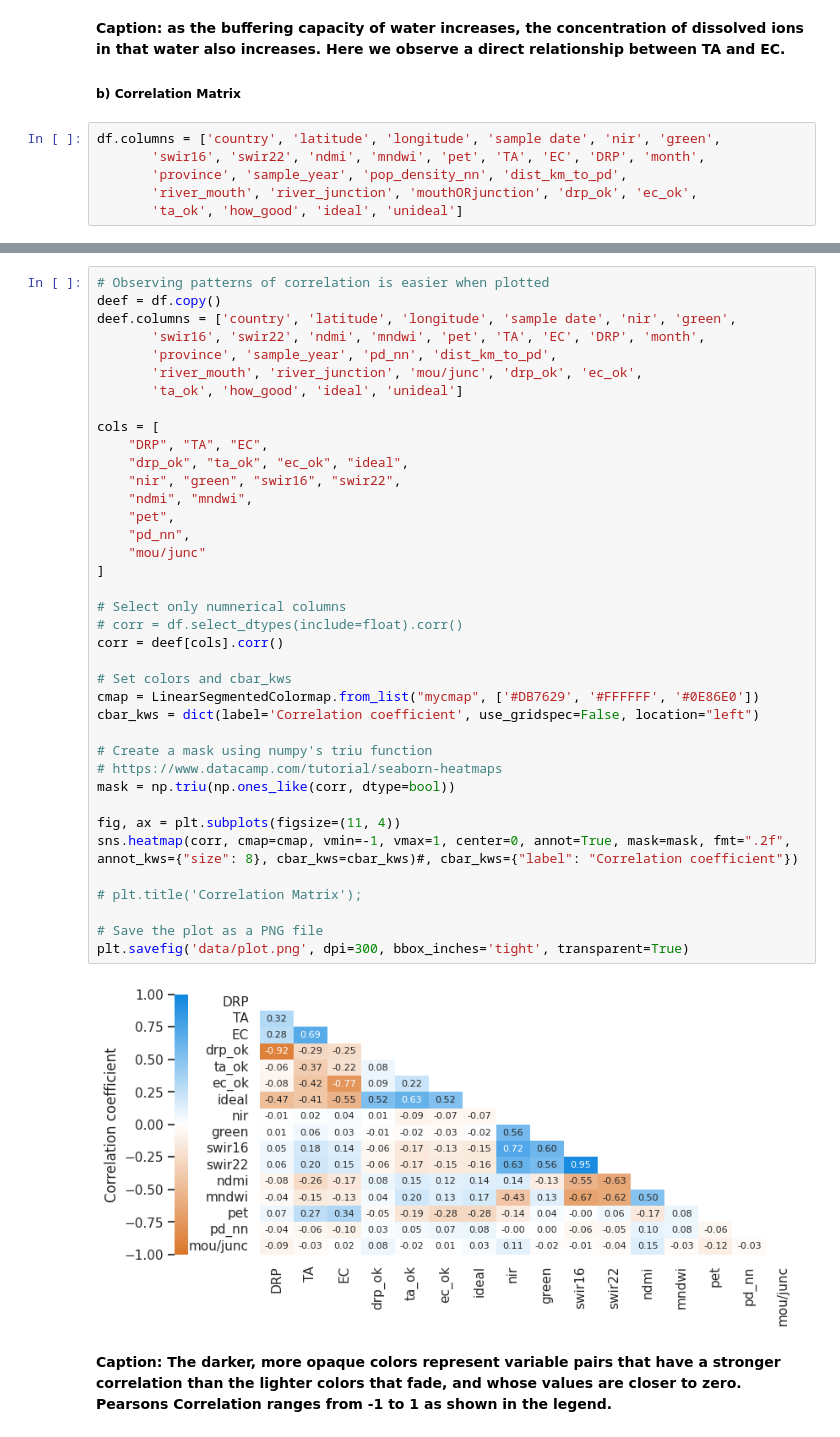
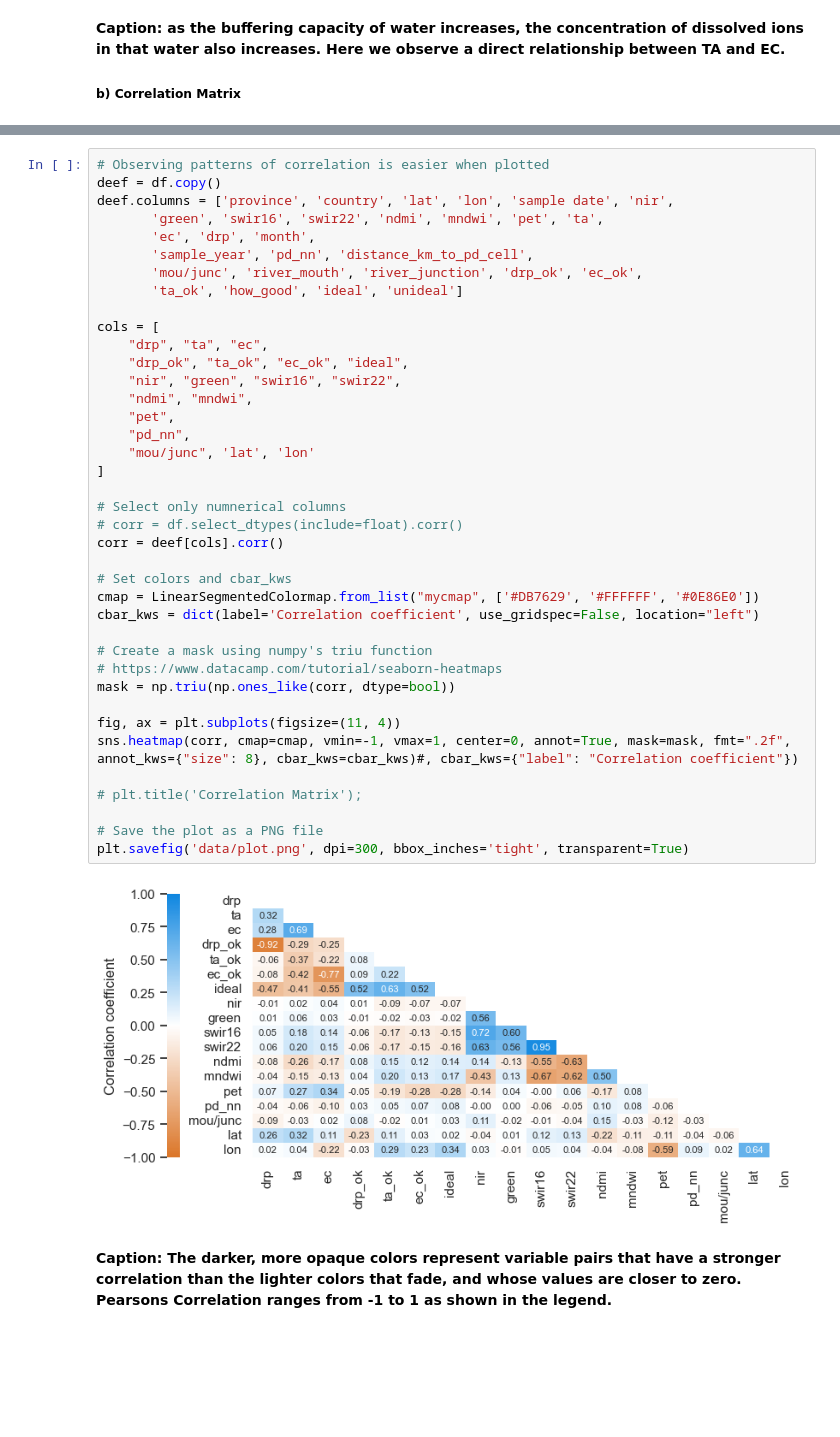
Before and after one commit to kylerod22/siads593-water-sustainability, a Jupyter notebook: 08-rjbest-sungmiki-kylerod-2026winter/src/PET_TA_EC_EDA.ipynb, the cells around one changed output, grey strips where cells are left out. Saved outputs shown, nothing was run; the diff lists cells and outputs as text; blank space fills up the shorter version.

Commit message:
Heatmap Update

```diff
--- a/08-rjbest-sungmiki-kylerod-2026winter/src/PET_TA_EC_EDA.ipynb
+++ b/08-rjbest-sungmiki-kylerod-2026winter/src/PET_TA_EC_EDA.ipynb
@@ -347,9 +347,3 @@ plt.title("Total Alkalinity vs. Electrical Conductance", fontsize=16);
 **Caption: as the buffering capacity of water increases, the concentration of dissolved ions in that water also increases. Here we observe a direct relationship between TA and EC.**
 
 ##### b) Correlation Matrix
-# %%
-df.columns = ['country', 'latitude', 'longitude', 'sample date', 'nir', 'green',
-       'swir16', 'swir22', 'ndmi', 'mndwi', 'pet', 'TA', 'EC', 'DRP', 'month',
-       'province', 'sample_year', 'pop_density_nn', 'dist_km_to_pd',
-       'river_mouth', 'river_junction', 'mouthORjunction', 'drp_ok', 'ec_ok',
-       'ta_ok', 'how_good', 'ideal', 'unideal']
@@ -356,43 +360,44 @@ df.columns = ['country', 'latitude', 'longitude', 'sample date', 'nir', 'green',
 # %%
 # Observing patterns of correlation is easier when plotted
 deef = df.copy()
-deef.columns = ['country', 'latitude', 'longitude', 'sample date', 'nir', 'green',
-       'swir16', 'swir22', 'ndmi', 'mndwi', 'pet', 'TA', 'EC', 'DRP', 'month',
-       'province', 'sample_year', 'pd_nn', 'dist_km_to_pd',
-       'river_mouth', 'river_junction', 'mou/junc', 'drp_ok', 'ec_ok',
+deef.columns = ['province', 'country', 'lat', 'lon', 'sample date', 'nir',
+       'green', 'swir16', 'swir22', 'ndmi', 'mndwi', 'pet', 'ta',
+       'ec', 'drp', 'month',
+       'sample_year', 'pd_nn', 'distance_km_to_pd_cell',
+       'mou/junc', 'river_mouth', 'river_junction', 'drp_ok', 'ec_ok',
        'ta_ok', 'how_good', 'ideal', 'unideal']
 
 cols = [
-    "DRP", "TA", "EC",
+    "drp", "ta", "ec",
     "drp_ok", "ta_ok", "ec_ok", "ideal",
     "nir", "green", "swir16", "swir22",
     "ndmi", "mndwi",
     "pet",
     "pd_nn",
-    "mou/junc"
+    "mou/junc", 'lat', 'lon'
 ]
 
 # Select only numnerical columns
 # corr = df.select_dtypes(include=float).corr()
 corr = deef[cols].corr()
 
 # Set colors and cbar_kws
 cmap = LinearSegmentedColormap.from_list("mycmap", ['#DB7629', '#FFFFFF', '#0E86E0'])
 cbar_kws = dict(label='Correlation coefficient', use_gridspec=False, location="left")
 
 # Create a mask using numpy's triu function
 # https://www.datacamp.com/tutorial/seaborn-heatmaps
 mask = np.triu(np.ones_like(corr, dtype=bool))
 
 fig, ax = plt.subplots(figsize=(11, 4))
 sns.heatmap(corr, cmap=cmap, vmin=-1, vmax=1, center=0, annot=True, mask=mask, fmt=".2f", annot_kws={"size": 8}, cbar_kws=cbar_kws)#, cbar_kws={"label": "Correlation coefficient"})
 
 # plt.title('Correlation Matrix');
 
 # Save the plot as a PNG file
 plt.savefig('data/plot.png', dpi=300, bbox_inches='tight', transparent=True)
 # %% [output]
-[figure, old version]
+[figure, new version]
 # %% [markdown]
 **Caption: The darker, more opaque colors represent variable pairs that have a stronger correlation than the lighter colors that fade, and whose values are closer to zero. Pearsons Correlation ranges from -1 to 1 as shown in the legend.**
 # %% [markdown]
```
Also changed, not shown: parts of 8 cells of this notebook.
